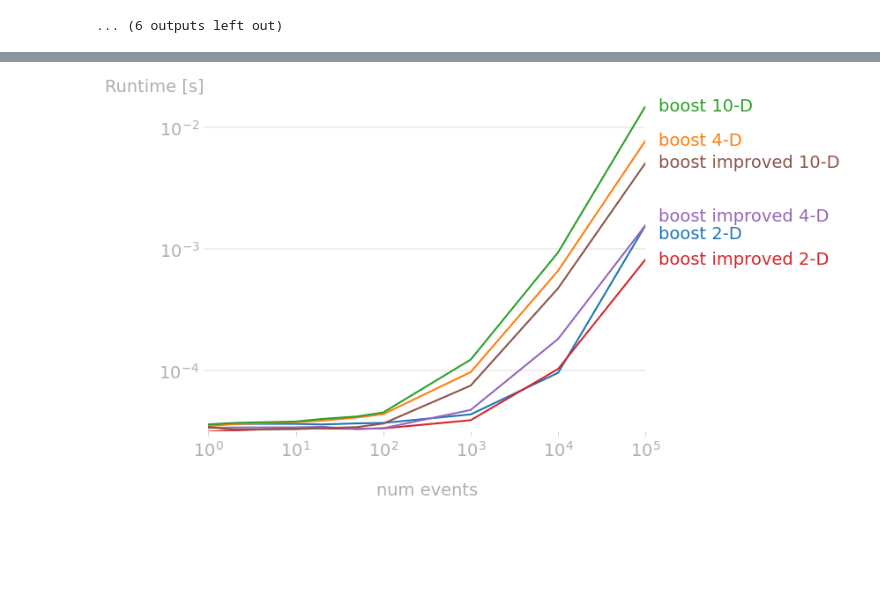
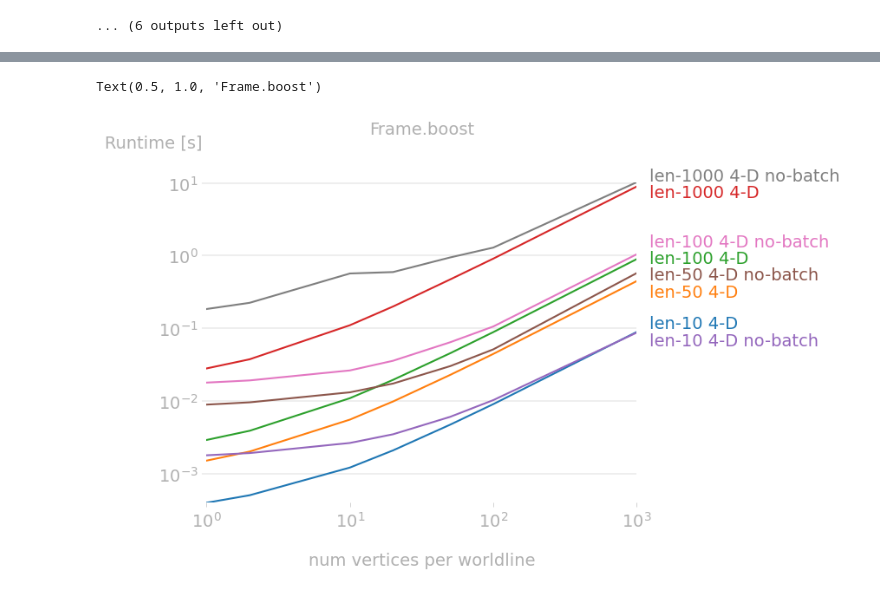
Before and after one commit to kurtamohler/spacetimelib, a Jupyter notebook: notebooks/Performance.ipynb, the cells around one changed output, grey strips where cells are left out. Drawn from its saved outputs; the diff is of its cells as text; code cells hidden in the pictures; blank space fills up the shorter version.

```diff
--- a/notebooks/Performance.ipynb
+++ b/notebooks/Performance.ipynb
@@ -94,0 +125,36 @@ res2 = bench_multiple(
+# %%
+# Benchmark `Frame.boost`
+
+
+nvertices_list = [1, 2, 10, 20, 50, 100, 1000]
+nworldlines_list = [10, 50, 100, 1000]
+
+ndim = 4
+
+res1 = bench_multiple(
+    nworldlines_list,
+    nvertices_list,
+    setup=lambda nworldlines: lambda nvertices: (
+        rand_frame(nworldlines, nvertices, ndim),
+        np.random.rand(ndim - 1) * (1/(ndim-1)**0.5),
+    ),
+    kernels=lambda nworldlines: [
+        lambda f, v: (f.boost(v)),
+    ],
+    labels=lambda nworldlines: [f'len-{nworldlines} {ndim}-D'],
+    xlabel='num vertices per worldline'
+)
+
+res2 = bench_multiple(
+    nworldlines_list,
+    nvertices_list,
+    setup=lambda nworldlines: lambda nvertices: (
+        rand_frame(nworldlines, nvertices, ndim),
+        np.random.rand(ndim - 1) * (1/(ndim-1)**0.5),
+    ),
+    kernels=lambda nworldlines: [
+        lambda f, v: (f.boost(v, _batched=False)),
+    ],
+    labels=lambda nworldlines: [f'len-{nworldlines} {ndim}-D no-batch'],
+    xlabel='num vertices per worldline'
+)
@@ -95,4 +175,7 @@ res2 = bench_multiple(
 # %%
 (res1 + res2).plot(logx=True, logy=True)
+ax = plt.gca()
+ax.set_title('Frame.boost')
 # %% [output]
+Text(0.5, 1.0, 'Frame.boost')
-[figure, old version]
+[figure, new version]
```
Also changed, not shown: parts of 6 cells of this notebook.
